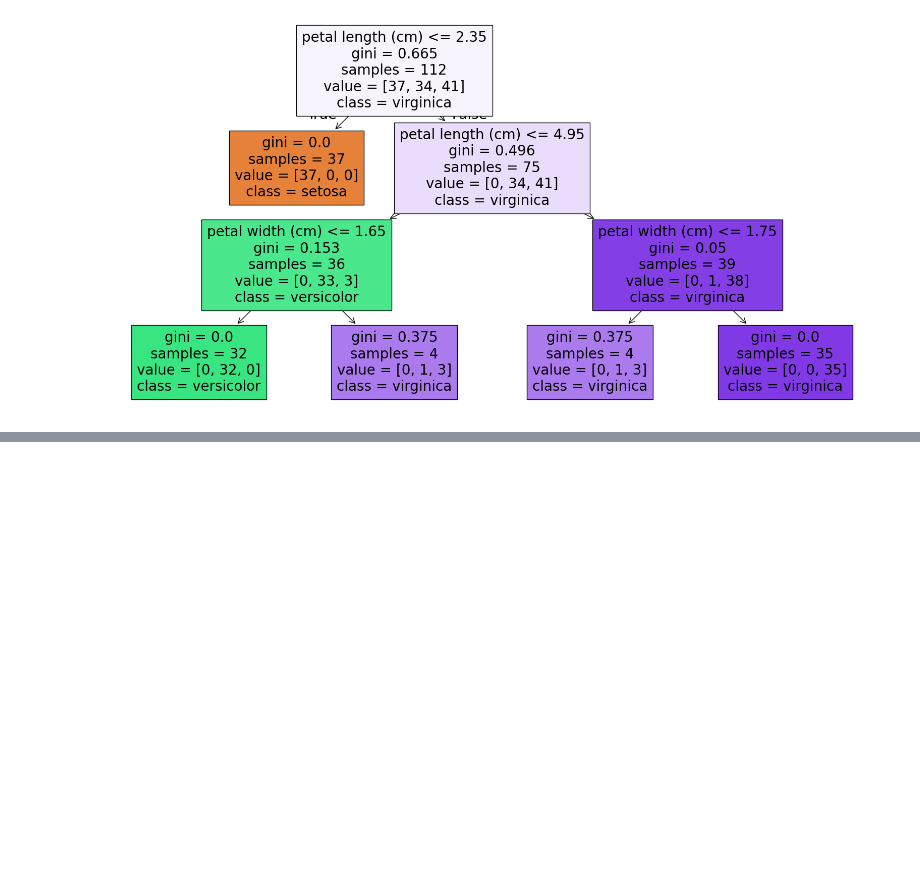
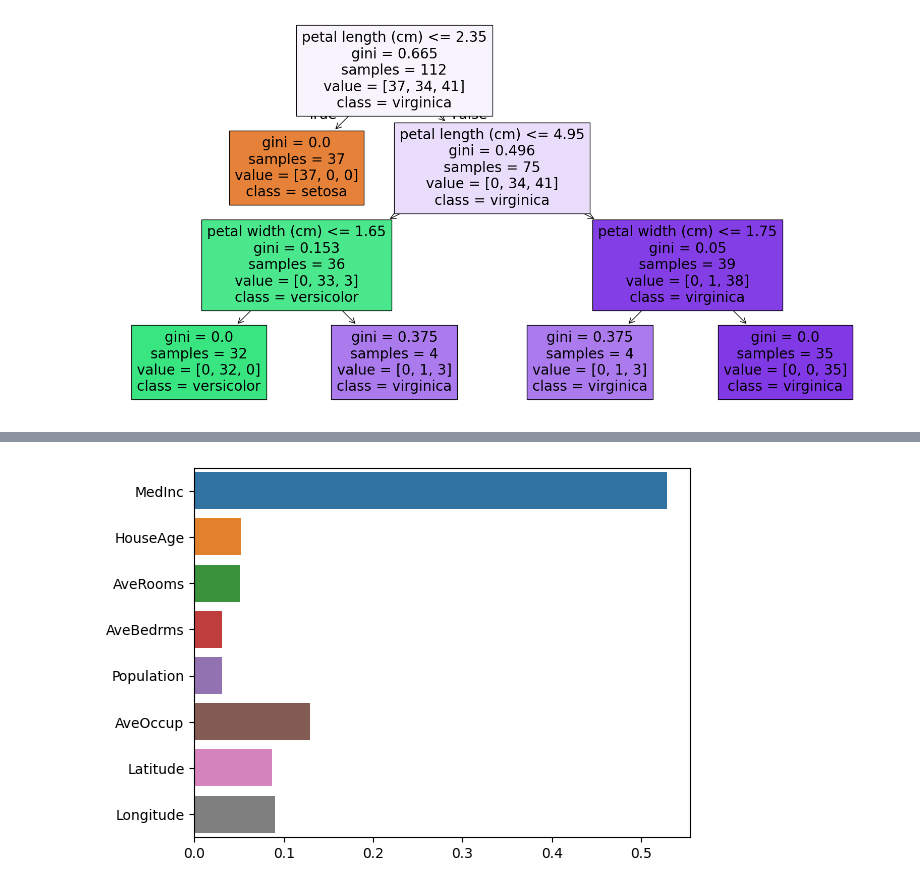
Before and after one commit to ohdyo/AI-learning, a Jupyter notebook: machine-learning/04_classification/02_decision_tree.ipynb, the cells around one changed output, grey strips where cells are left out. Saved outputs shown, nothing was run; the diff lists cells and outputs as text; code cells hidden in the pictures; blank space fills up the shorter version.

```diff
--- a/machine-learning/04_classification/02_decision_tree.ipynb
+++ b/machine-learning/04_classification/02_decision_tree.ipynb
@@ -127,0 +134,7 @@ plt.show()
+# %%
+from sklearn.datasets import fetch_california_housing
+
+housing_data = fetch_california_housing()
+housing_df = pd.DataFrame(housing_data.data, columns=housing_data.feature_names)
+housing_df[housing_data.target_names[0]] = housing_data.target
+housing_df.info()
@@ -127,0 +202,8 @@ plt.show()
+# %%
+# 특성 중요도
+dt_reg.feature_importances_
+
+sns.barplot(x=dt_reg.feature_importances_, y= housing_data.feature_names, hue=housing_data.feature_names)
+plt.show()
+# %% [output]
+[figure, added]
```
Also changed, not shown: parts of 6 cells of this notebook, 4 other files.
